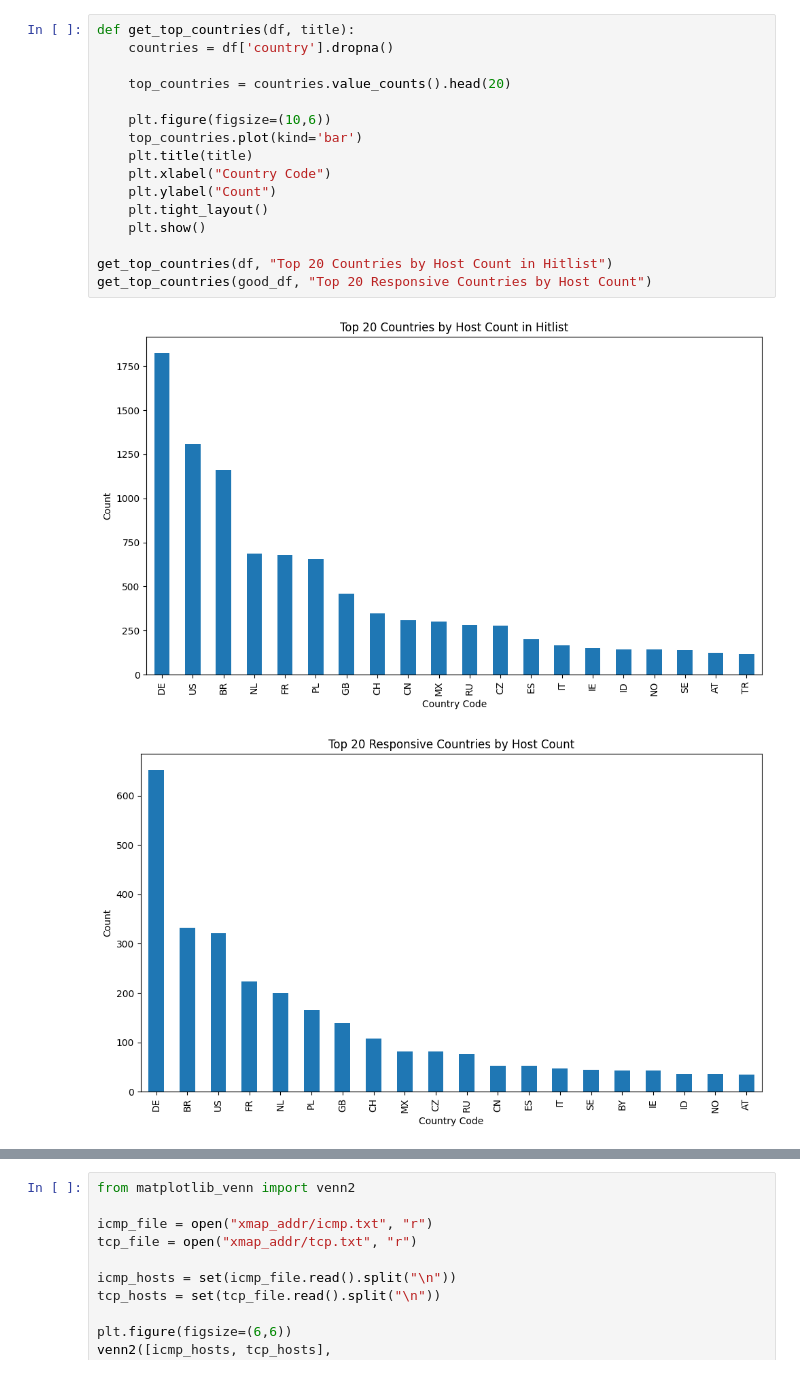
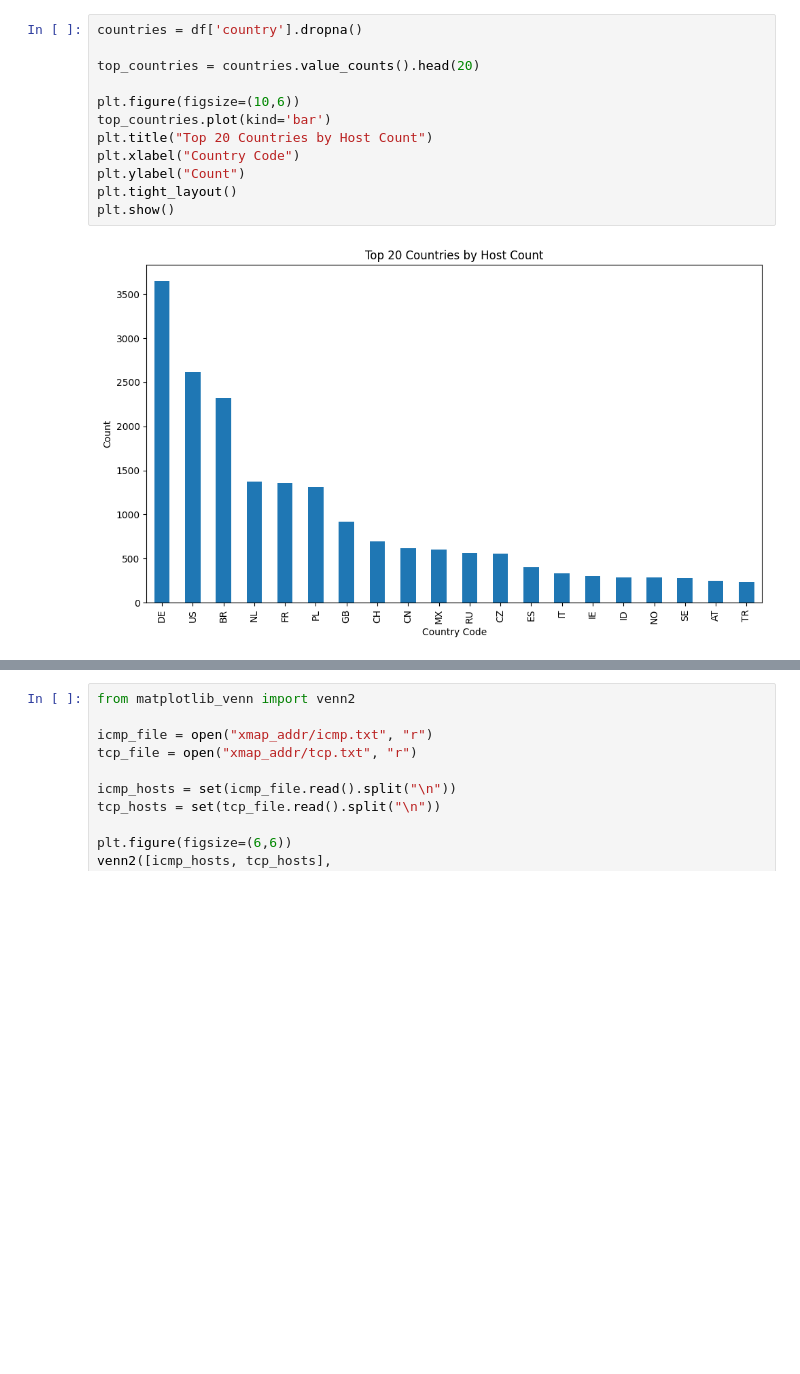
Before and after one commit to shishir03/ipv6-scan-analysis, a Jupyter notebook: csv_plotter.ipynb, the cells around one changed output, grey strips where cells are left out. Drawn from its saved outputs; the diff is of its cells as text; blank space fills up the shorter version.

```diff
--- a/csv_plotter.ipynb
+++ b/csv_plotter.ipynb
@@ -57,22 +52,17 @@ get_top_asns(good_df, "Top 20 Responsive ASNs by Host Count")
 # %%
-def get_top_countries(df, title):
-    countries = df['country'].dropna()
+countries = df['country'].dropna()
 
-    top_countries = countries.value_counts().head(20)
+top_countries = countries.value_counts().head(20)
 
-    plt.figure(figsize=(10,6))
-    top_countries.plot(kind='bar')
-    plt.title(title)
-    plt.xlabel("Country Code")
-    plt.ylabel("Count")
-    plt.tight_layout()
-    plt.show()
-
-get_top_countries(df, "Top 20 Countries by Host Count in Hitlist")
-get_top_countries(good_df, "Top 20 Responsive Countries by Host Count")
+plt.figure(figsize=(10,6))
+top_countries.plot(kind='bar')
+plt.title("Top 20 Countries by Host Count")
+plt.xlabel("Country Code")
+plt.ylabel("Count")
+plt.tight_layout()
+plt.show()
 # %% [output]
-[figure, old version]
+[figure, new version]
-[figure, removed]
 # %%
 proto_counts = good_df['protocol'].value_counts()
 
```
Also changed, not shown: parts of 6 cells of this notebook, 1 other file.
